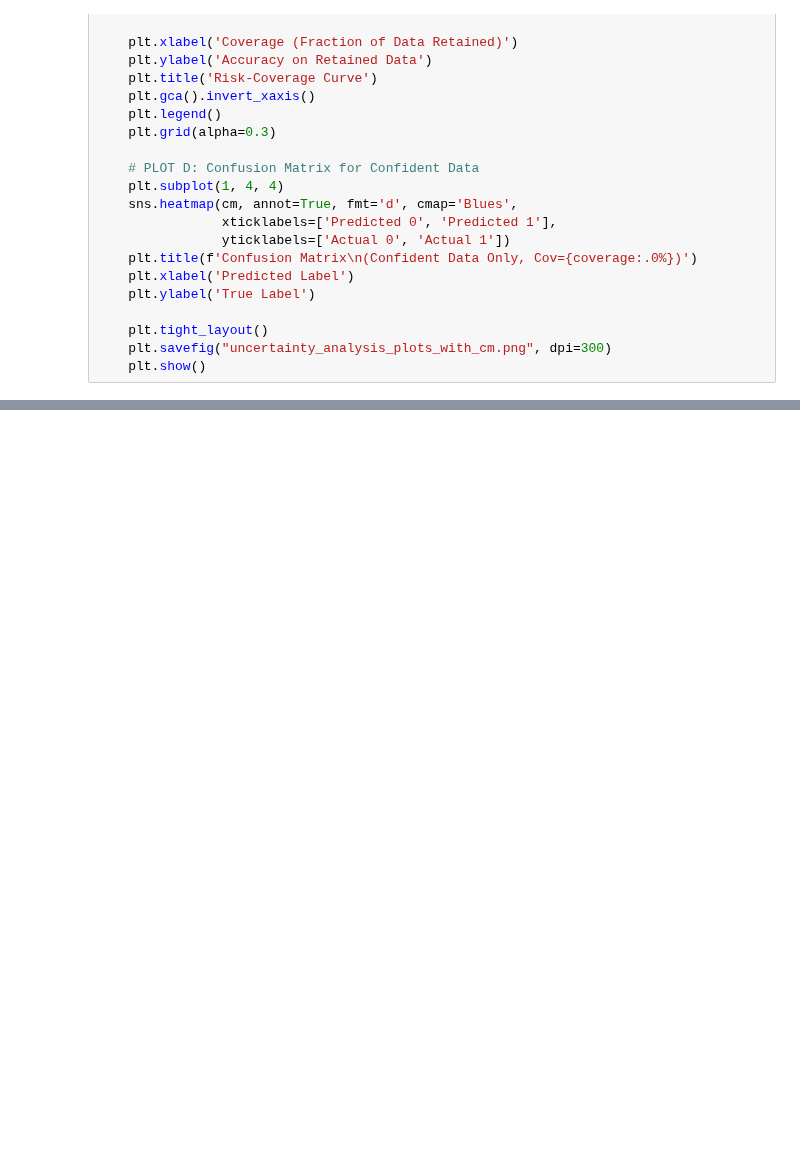
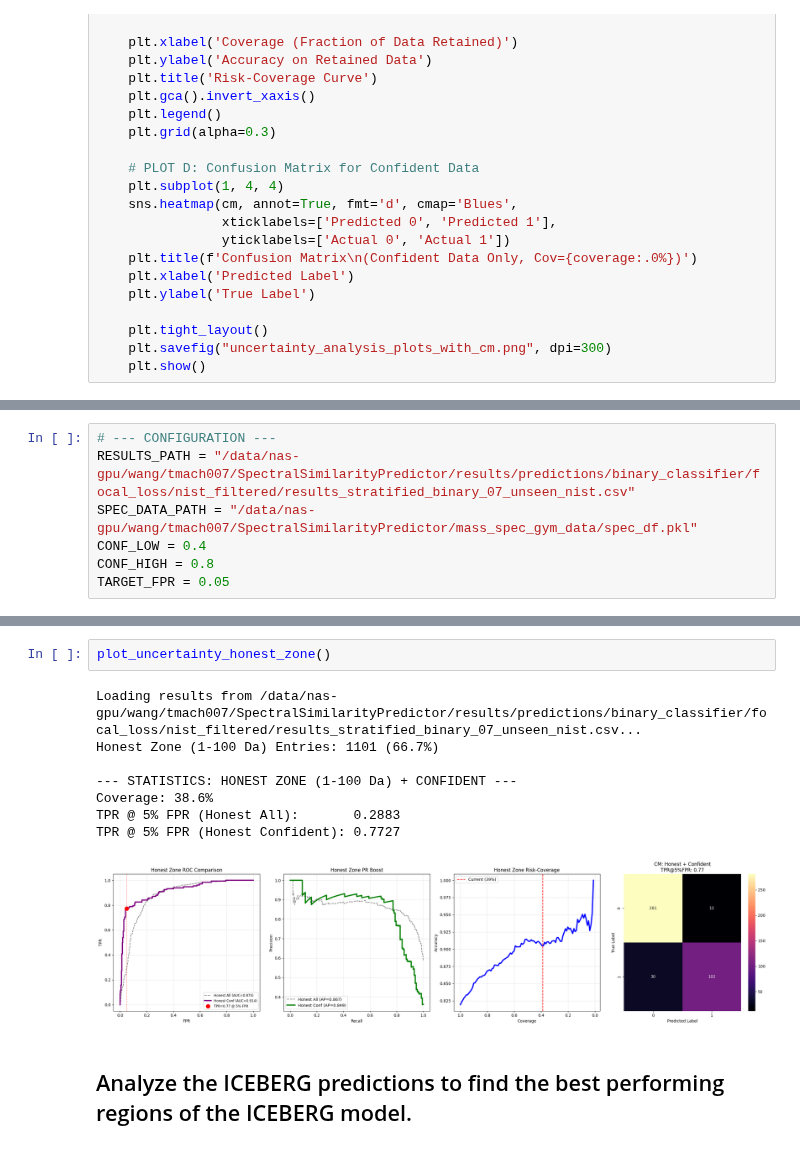
Before and after one commit to tmach22/SpectralSimilarityPredictor, a Jupyter notebook: eda/analyze_model_performance/stress_test_model.ipynb, the cells around one changed output, grey strips where cells are left out. Drawn from its saved outputs; the diff is of its cells as text; blank space fills up the shorter version.

```diff
--- a/eda/analyze_model_performance/stress_test_model.ipynb
+++ b/eda/analyze_model_performance/stress_test_model.ipynb
@@ -1233,0 +1237,7 @@ F1 score:                     0.8528
+# %%
+# --- CONFIGURATION ---
+RESULTS_PATH = "/data/nas-gpu/wang/tmach007/SpectralSimilarityPredictor/results/predictions/binary_classifier/focal_loss/nist_filtered/results_stratified_binary_07_unseen_nist.csv"
+SPEC_DATA_PATH = "/data/nas-gpu/wang/tmach007/SpectralSimilarityPredictor/mass_spec_gym_data/spec_df.pkl"
+CONF_LOW = 0.4
+CONF_HIGH = 0.8
+TARGET_FPR = 0.05
@@ -1233,0 +1327,13 @@ F1 score:                     0.8528
+# %%
+plot_uncertainty_honest_zone()
+# %% [output]
+Loading results from /data/nas-gpu/wang/tmach007/SpectralSimilarityPredictor/results/predictions/binary_classifier/focal_loss/nist_filtered/results_stratified_binary_07_unseen_nist.csv...
+Honest Zone (1-100 Da) Entries: 1101 (66.7%)
+
+--- STATISTICS: HONEST ZONE (1-100 Da) + CONFIDENT ---
+Coverage: 38.6%
+TPR @ 5% FPR (Honest All):       0.2883
+TPR @ 5% FPR (Honest Confident): 0.7727
+[figure, added]
+# %% [markdown]
+## Analyze the ICEBERG predictions to find the best performing regions of the ICEBERG model.
```
Also changed, not shown: parts of 76 cells of this notebook, 43 other files.
